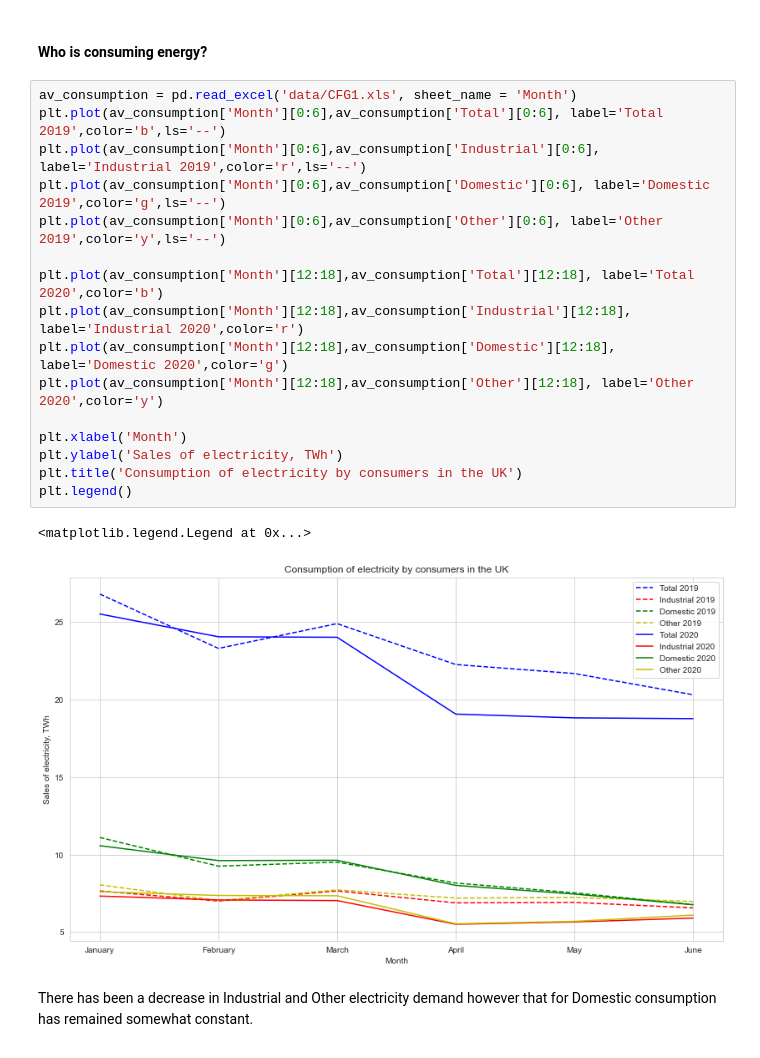
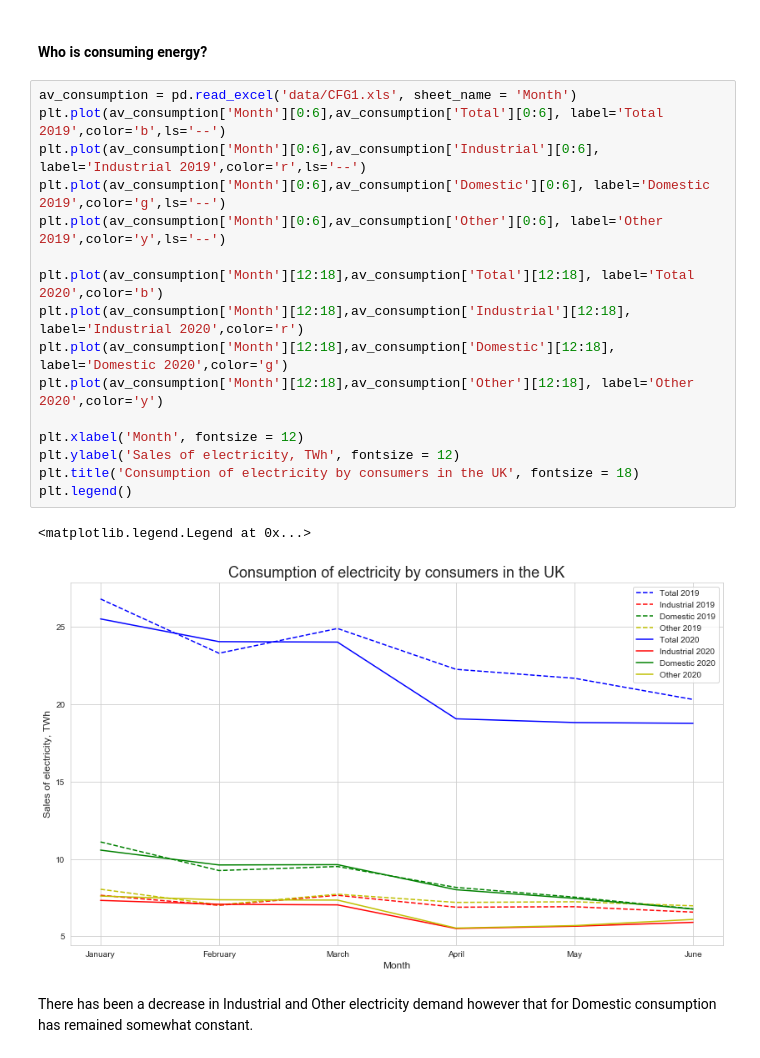
Before and after one commit to ErikaNicole/Covid19-Environmental-and-Economic-Analysis, a Jupyter notebook: final_project/Final Project Team P.ipynb, the cells around one changed output. Saved outputs shown, nothing was run; the diff lists cells and outputs as text.

```diff
--- a/final_project/Final Project Team P.ipynb
+++ b/final_project/Final Project Team P.ipynb
@@ -110,22 +110,22 @@ As can be seen in the graph above, the effect of lockdown on total energy demand
 # %%
 av_consumption = pd.read_excel('data/CFG1.xls', sheet_name = 'Month')
 plt.plot(av_consumption['Month'][0:6],av_consumption['Total'][0:6], label='Total 2019',color='b',ls='--')
 plt.plot(av_consumption['Month'][0:6],av_consumption['Industrial'][0:6], label='Industrial 2019',color='r',ls='--')
 plt.plot(av_consumption['Month'][0:6],av_consumption['Domestic'][0:6], label='Domestic 2019',color='g',ls='--')
 plt.plot(av_consumption['Month'][0:6],av_consumption['Other'][0:6], label='Other 2019',color='y',ls='--')
 
 plt.plot(av_consumption['Month'][12:18],av_consumption['Total'][12:18], label='Total 2020',color='b')
 plt.plot(av_consumption['Month'][12:18],av_consumption['Industrial'][12:18], label='Industrial 2020',color='r')
 plt.plot(av_consumption['Month'][12:18],av_consumption['Domestic'][12:18], label='Domestic 2020',color='g')
 plt.plot(av_consumption['Month'][12:18],av_consumption['Other'][12:18], label='Other 2020',color='y')
 
-plt.xlabel('Month')
-plt.ylabel('Sales of electricity, TWh')
-plt.title('Consumption of electricity by consumers in the UK')
+plt.xlabel('Month', fontsize = 12)
+plt.ylabel('Sales of electricity, TWh', fontsize = 12)
+plt.title('Consumption of electricity by consumers in the UK', fontsize = 18)
 plt.legend()
 # %% [output]
 <matplotlib.legend.Legend at 0x...>
-[figure, old version]
+[figure, new version]
 # %% [markdown]
 There has been a decrease in Industrial and Other electricity demand however that for Domestic consumption has remained somewhat constant.
 # %% [markdown]
```
Also changed, not shown: parts of 15 cells of this notebook, 2 other files.
